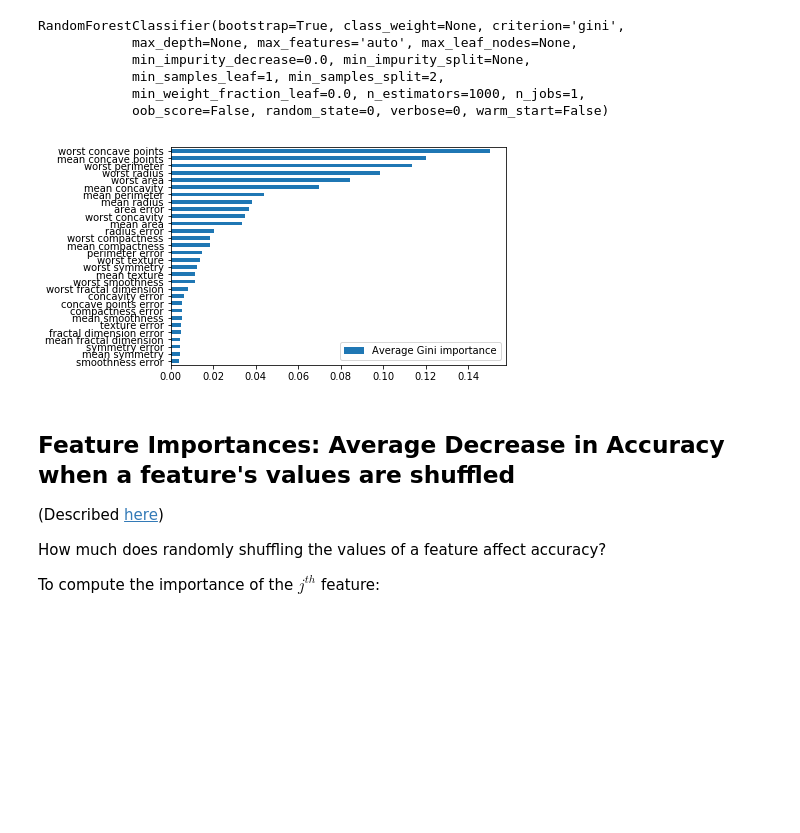
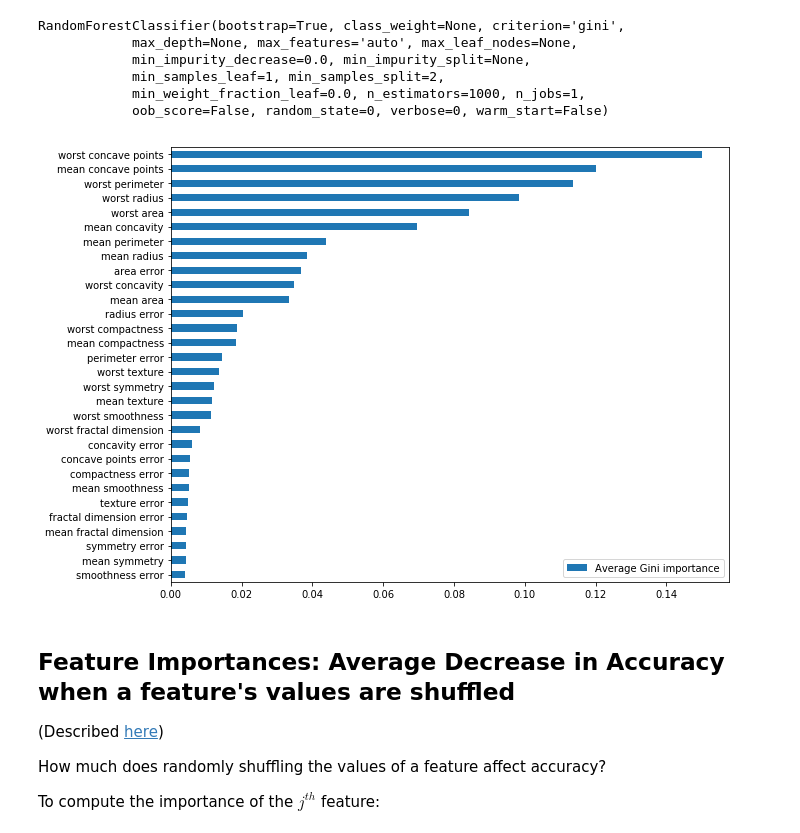
Before and after one commit to wmarshall484/DSI_LECTURES_2, a Jupyter notebook: random-forest/moses_marsh/random_forests.ipynb, the cells around one changed output. Drawn from its saved outputs; the diff is of its cells as text; code cells hidden in the pictures; blank space fills up the shorter version.

```diff
--- a/random-forest/moses_marsh/random_forests.ipynb
+++ b/random-forest/moses_marsh/random_forests.ipynb
@@ -694,11 +693,11 @@ RandomForestClassifier(bootstrap=True, class_weight=None, criterion='gini',
 # %%
 # Plot the feature importance
 feat_scores = pd.DataFrame({'Average Gini importance' : rf.feature_importances_},
                            index=X.columns)
 feat_scores = feat_scores.sort_values(by='Average Gini importance')
-feat_scores.plot(kind='barh');
+feat_scores.plot(kind='barh', figsize=(10,8));
 # %% [output]
-[figure, old version]
+[figure, new version]
 # %% [markdown]
 ## Feature Importances: Average Decrease in Accuracy when a feature's values are shuffled
 
```
Also changed, not shown: parts of 34 cells of this notebook.
